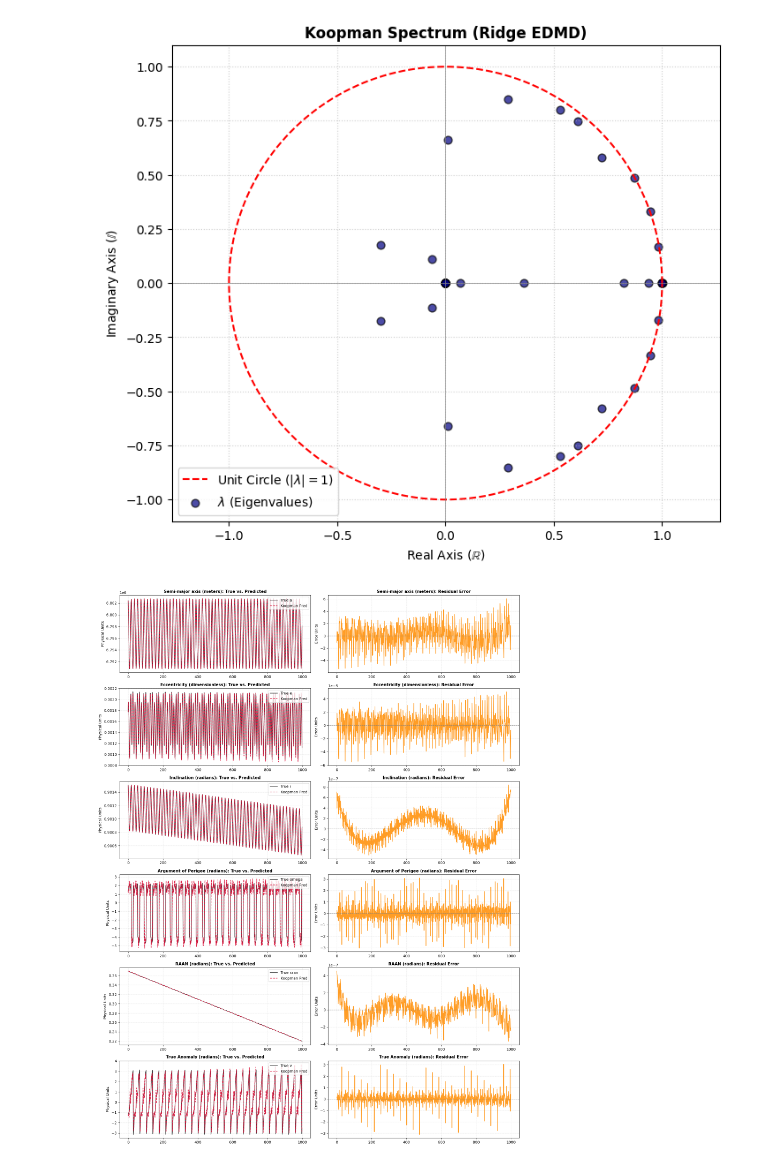
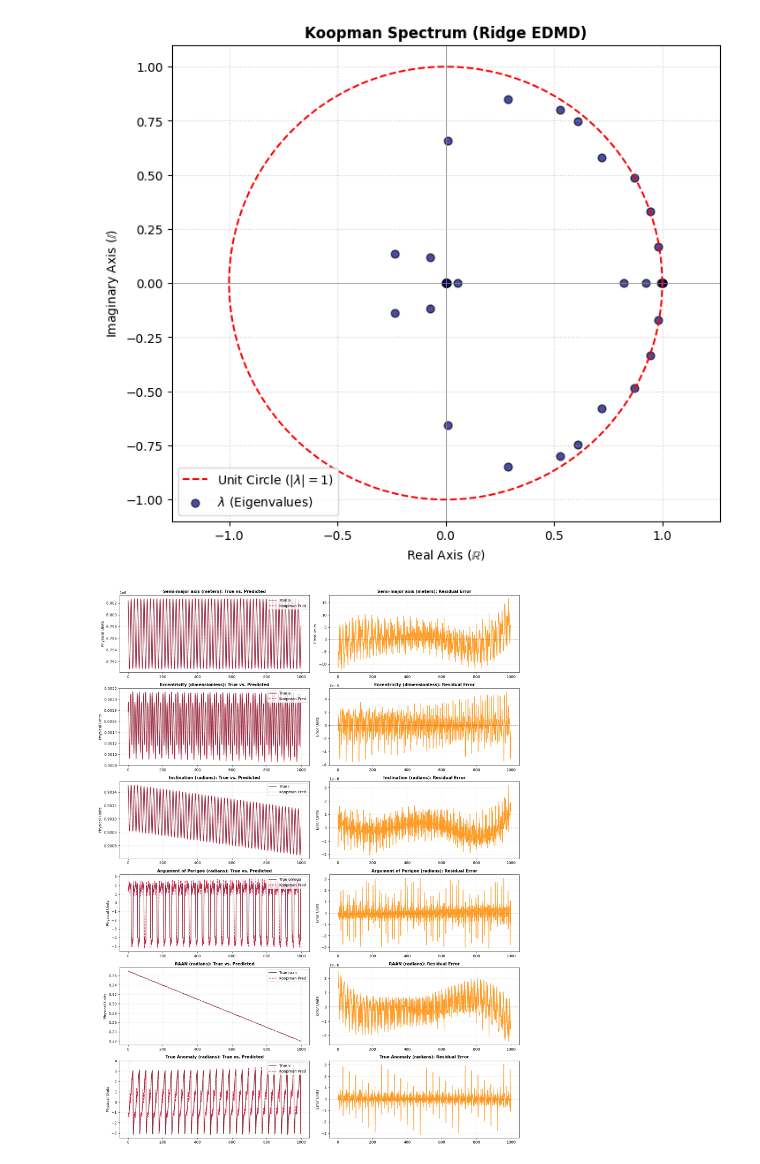
Before and after one commit to SS26-27-JMU-Praktikum-Koopman-EDMD/orekit-propagator, a Jupyter notebook: src/edmd.ipynb, the cells around one changed output. Saved outputs shown, nothing was run; the diff lists cells and outputs as text; code cells hidden in the pictures.

```diff
--- a/src/edmd.ipynb
+++ b/src/edmd.ipynb
@@ -40,7 +40,7 @@ print(f"Total time steps: {n_samples} | Total lifted dimensions: {n_dim}\n")
 # 2. TRAIN KOOPMAN OPERATOR (RIDGE EDMD FOR OPTIMAL 1-STEP MAPPING)
 # ==============================================================================
 # alpha=1e-4 adds a small penalty to keep the weights of your features stable
-model = Ridge(alpha=1e-8, fit_intercept=False)
+model = Ridge(alpha=1e-7, fit_intercept=False)
 model.fit(Z1, Z2)
 
 # Extract the Koopman Operator matrix K
@@ -163,2 +163,2 @@ Max Eigenvalue Magnitude: 1.00160
-[figure, old version]
+[figure, new version]
-[figure, old version]
+[figure, new version]
```
Also changed, not shown: parts of 2 cells of this notebook.
